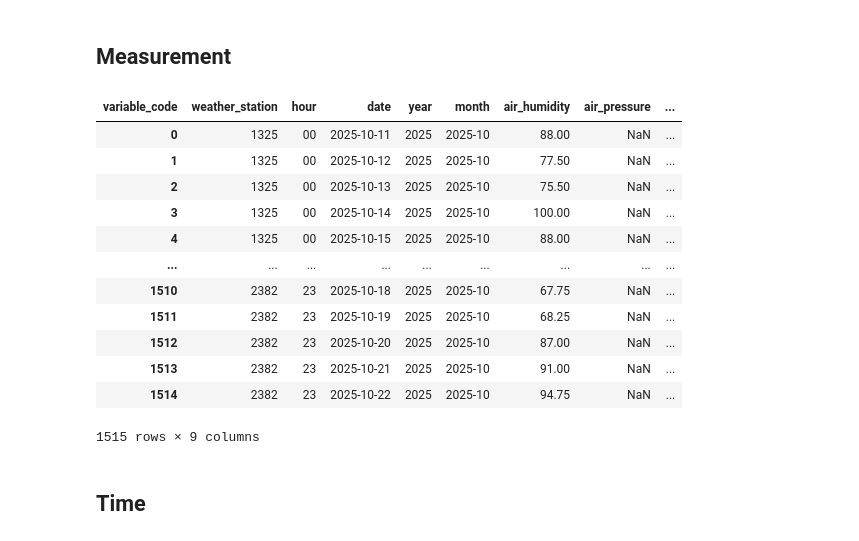
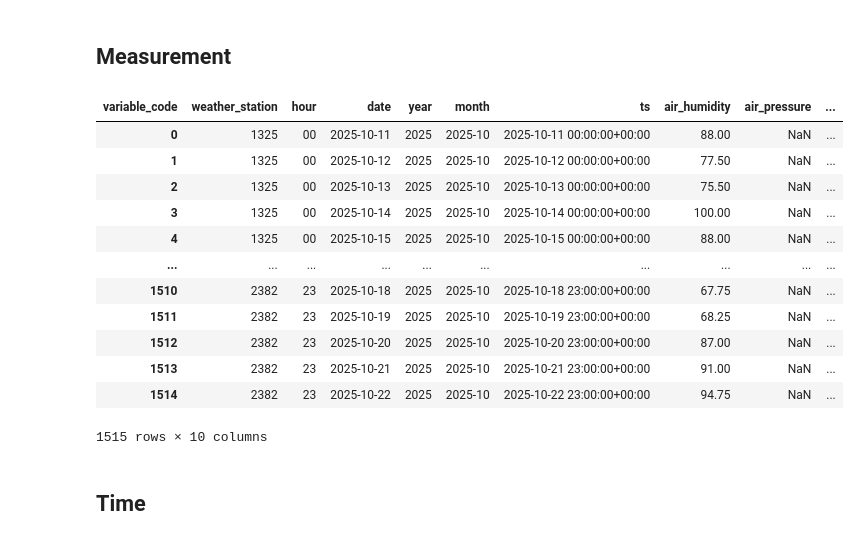
Before and after one commit to w4bo/dataset-pnrr-spoke2, a Jupyter notebook: dataset_pnrr_spoke2.ipynb, the cells around one changed output. Saved outputs shown, nothing was run; the diff lists cells and outputs as text; code cells hidden in the pictures.

```diff
--- a/dataset_pnrr_spoke2.ipynb
+++ b/dataset_pnrr_spoke2.ipynb
@@ -43,33 +45,35 @@ df_type
 # %%
 df_meas = pd.read_excel("data/data-1761378695532.xlsx").dropna().rename(columns={"station_id": "weather_station"})
 df_meas["ts"] = pd.to_datetime(df_meas["ts"])
 df_meas["hour"] = df_meas["ts"].dt.strftime("%H")
 df_meas["year"] = df_meas["ts"].dt.year
 df_meas["month"] = df_meas["ts"].dt.strftime("%Y-%m")   # formatted year-month
 df_meas["date"] = df_meas["ts"].dt.strftime("%Y-%m-%d") # formatted date
 df_meas = df_meas[["weather_station", "hour", "date", "year", "month", "variable_code", "value", "ts"]]
 df_meas = df_meas.pivot_table(
     index=["weather_station", "hour", "date", "year", "month", "ts"],
     columns="variable_code",
     values="value"
 ).reset_index()
-df_meas = df_meas.drop("ts", axis=1)
+# df_meas = df_meas.drop("ts", axis=1)
+df_meas = df_meas.drop_duplicates()
+df_meas['date'] = pd.to_datetime(df_meas['date'], format='%Y-%m-%d')
 # df_meas.to_csv("output/ft_meas.csv", index=False)
 df_meas
 # %% [output]
-| variable_code | weather_station | hour | date | year | month | air_humidity | air_pressure | ... |
-| 0 | 1325 | 00 | 2025-10-11 | 2025 | 2025-10 | 88.00 | NaN | ... |
-| 1 | 1325 | 00 | 2025-10-12 | 2025 | 2025-10 | 77.50 | NaN | ... |
-| 2 | 1325 | 00 | 2025-10-13 | 2025 | 2025-10 | 75.50 | NaN | ... |
-| 3 | 1325 | 00 | 2025-10-14 | 2025 | 2025-10 | 100.00 | NaN | ... |
-| 4 | 1325 | 00 | 2025-10-15 | 2025 | 2025-10 | 88.00 | NaN | ... |
-| ... | ... | ... | ... | ... | ... | ... | ... | ... |
-| 1510 | 2382 | 23 | 2025-10-18 | 2025 | 2025-10 | 67.75 | NaN | ... |
-| 1511 | 2382 | 23 | 2025-10-19 | 2025 | 2025-10 | 68.25 | NaN | ... |
-| 1512 | 2382 | 23 | 2025-10-20 | 2025 | 2025-10 | 87.00 | NaN | ... |
-| 1513 | 2382 | 23 | 2025-10-21 | 2025 | 2025-10 | 91.00 | NaN | ... |
-| 1514 | 2382 | 23 | 2025-10-22 | 2025 | 2025-10 | 94.75 | NaN | ... |
+| variable_code | weather_station | hour | date | year | month | ts | air_humidity | air_pressure | ... |
+| 0 | 1325 | 00 | 2025-10-11 | 2025 | 2025-10 | 2025-10-11 00:00:00+00:00 | 88.00 | NaN | ... |
+| 1 | 1325 | 00 | 2025-10-12 | 2025 | 2025-10 | 2025-10-12 00:00:00+00:00 | 77.50 | NaN | ... |
+| 2 | 1325 | 00 | 2025-10-13 | 2025 | 2025-10 | 2025-10-13 00:00:00+00:00 | 75.50 | NaN | ... |
+| 3 | 1325 | 00 | 2025-10-14 | 2025 | 2025-10 | 2025-10-14 00:00:00+00:00 | 100.00 | NaN | ... |
+| 4 | 1325 | 00 | 2025-10-15 | 2025 | 2025-10 | 2025-10-15 00:00:00+00:00 | 88.00 | NaN | ... |
+| ... | ... | ... | ... | ... | ... | ... | ... | ... | ... |
+| 1510 | 2382 | 23 | 2025-10-18 | 2025 | 2025-10 | 2025-10-18 23:00:00+00:00 | 67.75 | NaN | ... |
+| 1511 | 2382 | 23 | 2025-10-19 | 2025 | 2025-10 | 2025-10-19 23:00:00+00:00 | 68.25 | NaN | ... |
+| 1512 | 2382 | 23 | 2025-10-20 | 2025 | 2025-10 | 2025-10-20 23:00:00+00:00 | 87.00 | NaN | ... |
+| 1513 | 2382 | 23 | 2025-10-21 | 2025 | 2025-10 | 2025-10-21 23:00:00+00:00 | 91.00 | NaN | ... |
+| 1514 | 2382 | 23 | 2025-10-22 | 2025 | 2025-10 | 2025-10-22 23:00:00+00:00 | 94.75 | NaN | ... |
-1515 rows × 9 columns
+1515 rows × 10 columns
 # %% [markdown]
 ## Time
 # %%
```
Also changed, not shown: parts of 18 cells of this notebook, 20 other files.
